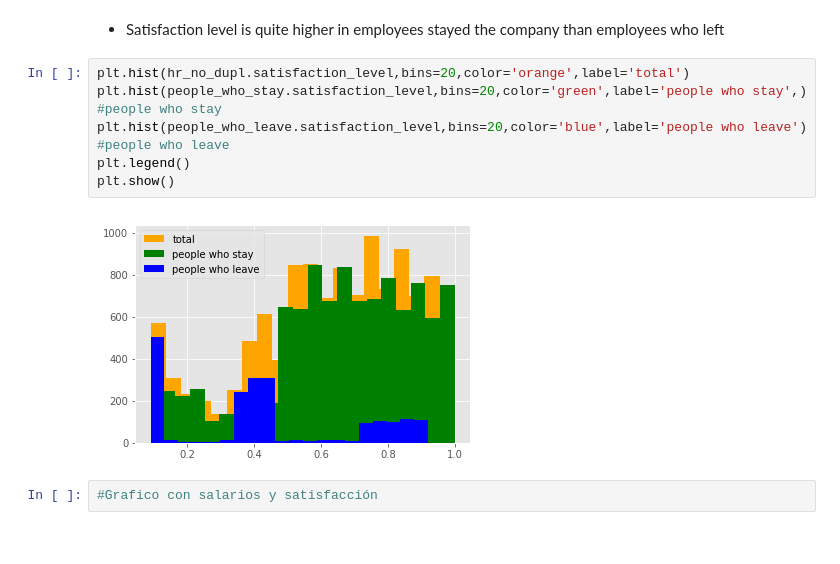
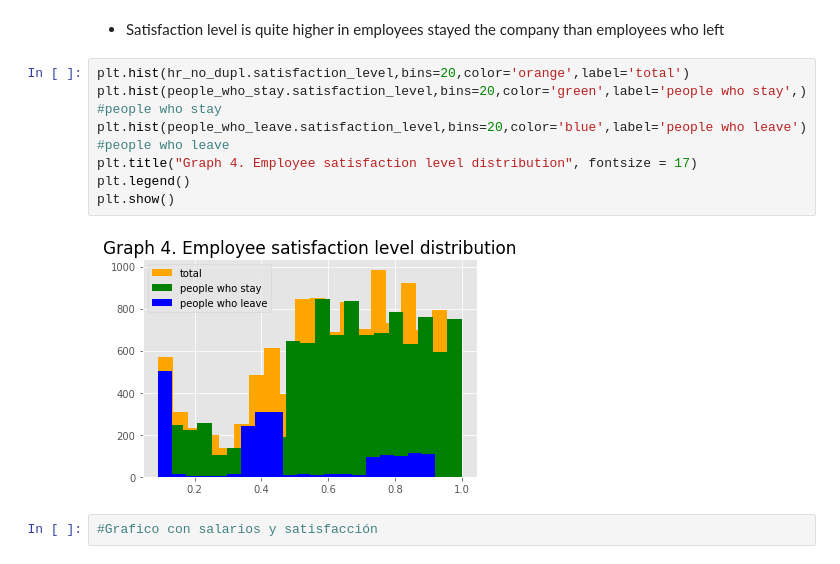
Before and after one commit to MariaGamero/TFM-ReasonsforEmployeeTurnover, a Jupyter notebook: Employee_retention.ipynb, the cells around one changed output. Saved outputs shown, nothing was run; the diff lists cells and outputs as text.

```diff
--- a/Employee_retention.ipynb
+++ b/Employee_retention.ipynb
@@ -309,11 +320,12 @@ Mean satisfaction of employees who stay is 67 percent
 # %%
 plt.hist(hr_no_dupl.satisfaction_level,bins=20,color='orange',label='total')
 plt.hist(people_who_stay.satisfaction_level,bins=20,color='green',label='people who stay',) #people who stay
 plt.hist(people_who_leave.satisfaction_level,bins=20,color='blue',label='people who leave') #people who leave
+plt.title("Graph 4. Employee satisfaction level distribution", fontsize = 17)
 plt.legend()
 plt.show()
 # %% [output]
-[figure, old version]
+[figure, new version]
 # %%
 #Grafico con salarios y satisfacción
 # %% [markdown]
```
Also changed, not shown: parts of 16 cells of this notebook.
